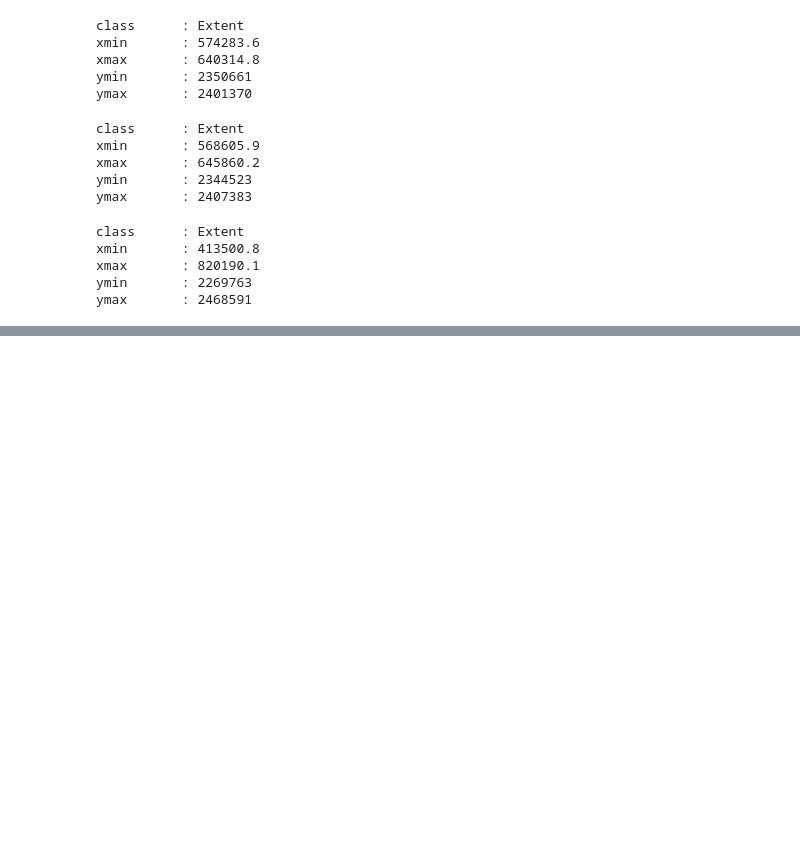
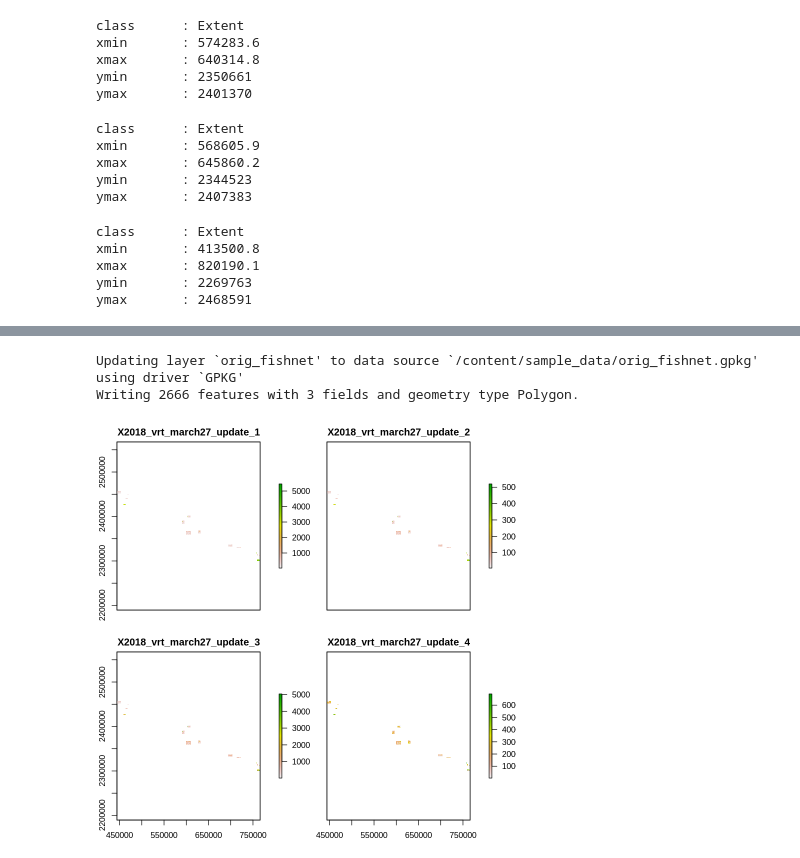
Before and after one commit to MadmanMarble/Planet_U-NET, a Jupyter notebook: AOI_make_grid.ipynb, the cells around one changed output, grey strips where cells are left out. Saved outputs shown, nothing was run; the diff lists cells and outputs as text; code cells hidden in the pictures; blank space fills up the shorter version.

```diff
--- a/AOI_make_grid.ipynb
+++ b/AOI_make_grid.ipynb
@@ -817,0 +1140,5 @@ ERROR: Error in eval(expr, envir, enclos): object 'test_extent' not found
+# %%
+st_write(planet_fishnet_384_sf_transformed, "/content/sample_data/orig_fishnet.gpkg", append=TRUE)
+# %% [output]
+Updating layer `orig_fishnet' to data source `/content/sample_data/orig_fishnet.gpkg' using driver `GPKG'
+Writing 2666 features with 3 fields and geometry type Polygon.
@@ -817,0 +1147,5 @@ ERROR: Error in eval(expr, envir, enclos): object 'test_extent' not found
+# %%
+vrt_utm4_2018 <- stack("/content/workingfolder/planet/2018/2018_vrt_march27_update.vrt")
+vrt_utm4_2018 %>% plot
+# %% [output]
+[figure, added]
```
Also changed, not shown: parts of 53 cells of this notebook.
